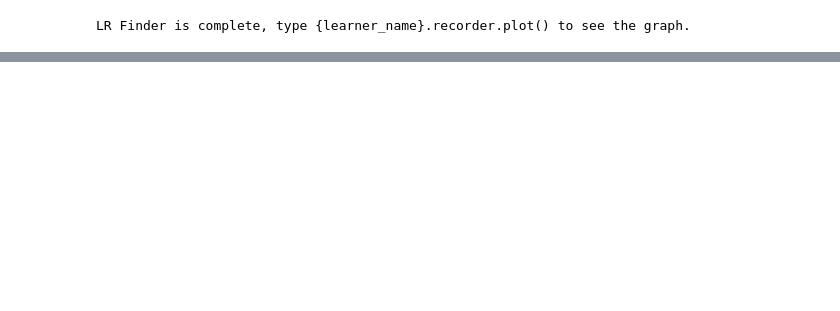
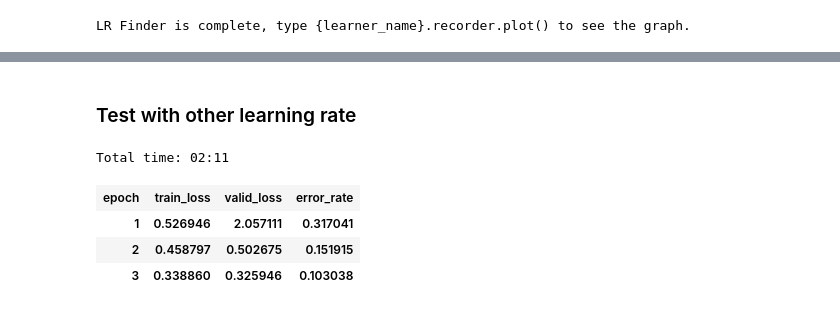
Before and after one commit to egarciamartin/fastai-part1, a Jupyter notebook: assignments/lesson1/lesson1-art.ipynb, the cells around one changed output, grey strips where cells are left out. Cells and saved outputs as stored; diff of their text form; code cells hidden in the pictures; blank space fills up the shorter version.

```diff
--- a/assignments/lesson1/lesson1-art.ipynb
+++ b/assignments/lesson1/lesson1-art.ipynb
@@ -188,0 +222,12 @@ We would need more images but we can't get more from Google Images atm.
+# %% [markdown]
+### Test with other learning rate
+# %%
+learn.load('stage-1-50')
+learn.unfreeze()
+learn.fit_one_cycle(3, max_lr=slice(1e-5,1e-2))
+# %% [output]
+Total time: 02:11
+| epoch | train_loss | valid_loss | error_rate |
+| 1 | 0.526946 | 2.057111 | 0.317041 |
+| 2 | 0.458797 | 0.502675 | 0.151915 |
+| 3 | 0.338860 | 0.325946 | 0.103038 |
```
Also changed, not shown: parts of 23 cells of this notebook.
